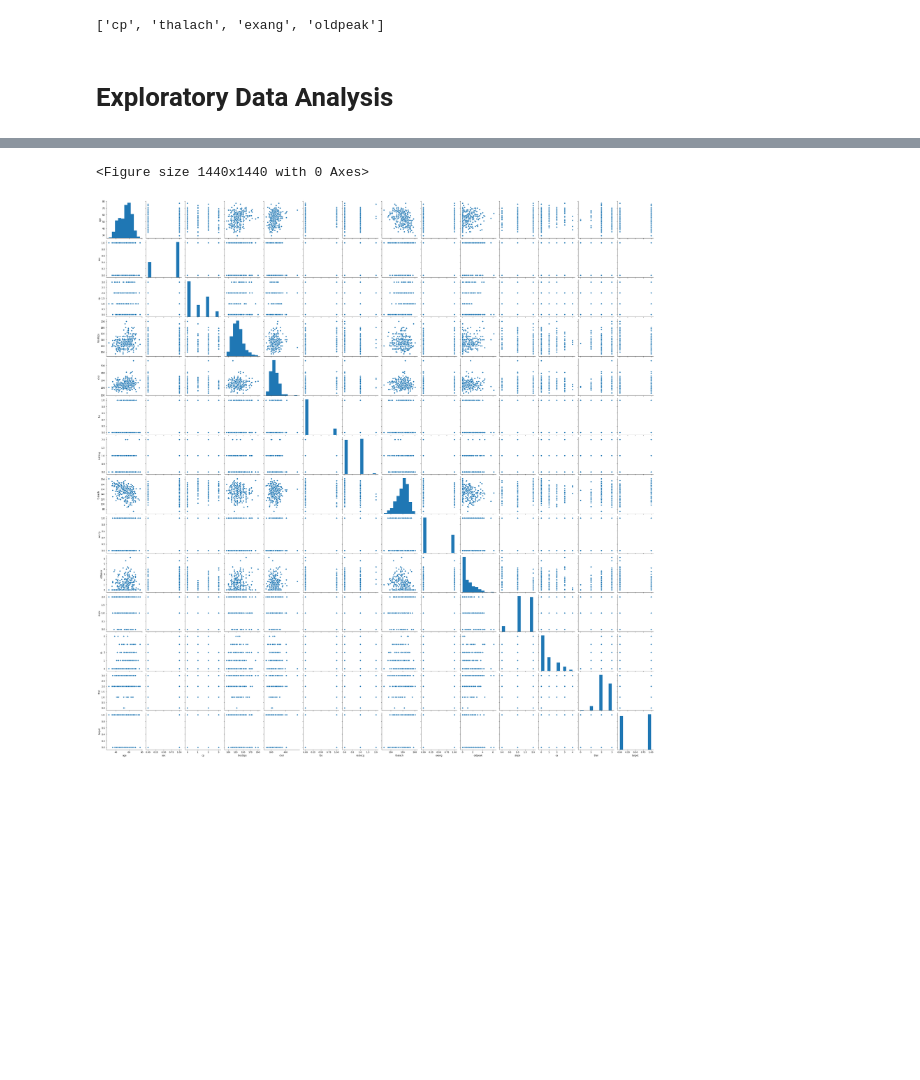
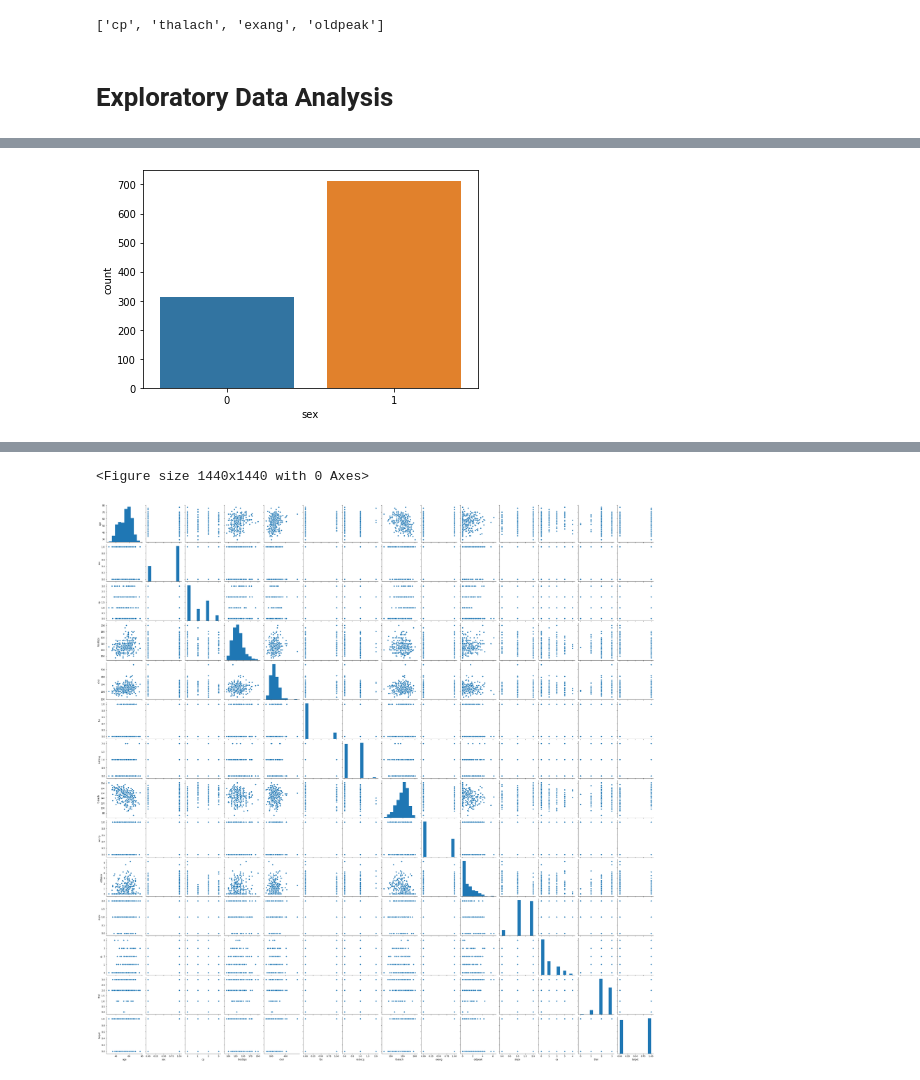
Before and after one commit to Pranav016/heart-disease-prediction-system, a Jupyter notebook: Heart disease prediction system.ipynb, the cells around one changed output, grey strips where cells are left out. Saved outputs shown, nothing was run; the diff lists cells and outputs as text; code cells hidden in the pictures; blank space fills up the shorter version.

```diff
--- a/Heart disease prediction system.ipynb
+++ b/Heart disease prediction system.ipynb
@@ -102,0 +108,5 @@ corr_features
+# %%
+sns.countplot(df.sex)
+plt.show()
+# %% [output]
+[figure, added]
```
Also changed, not shown: parts of 3 cells of this notebook.
